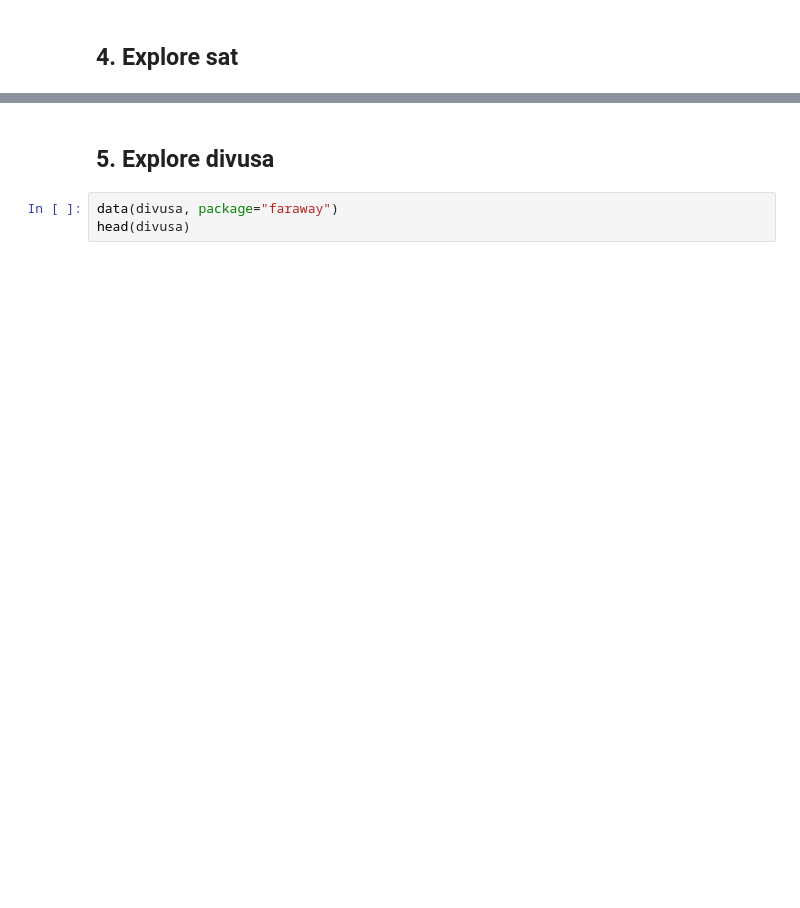
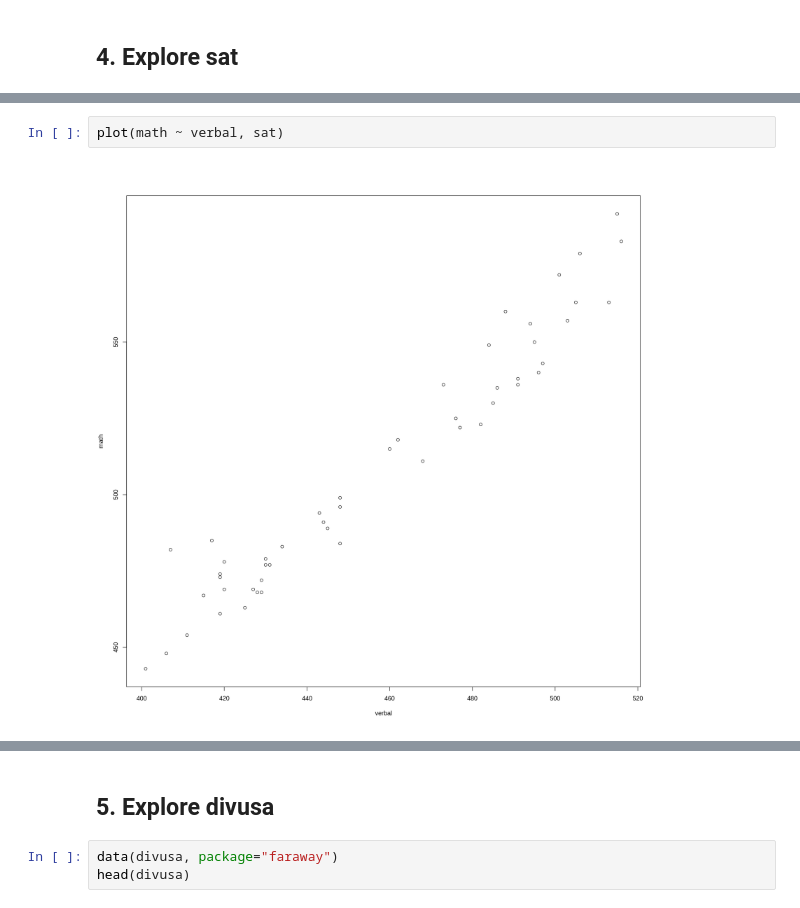
Before and after one commit to j-buss/Linear_Models_with_R, a Jupyter notebook: Chapter_01/Chapter_01_Exercises.ipynb, the cells around one changed output, grey strips where cells are left out. Cells and saved outputs as stored; diff of their text form; blank space fills up the shorter version.

```diff
--- a/Chapter_01/Chapter_01_Exercises.ipynb
+++ b/Chapter_01/Chapter_01_Exercises.ipynb
@@ -214,0 +228,4 @@ head(sat)
+# %%
+plot(math ~ verbal, sat)
+# %% [output]
+[figure, added]
```
Also changed, not shown: parts of 18 cells of this notebook.
